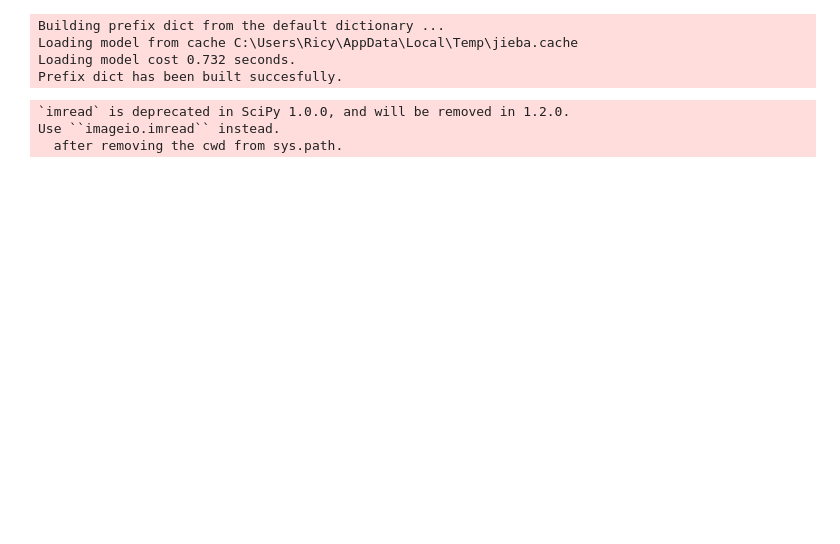
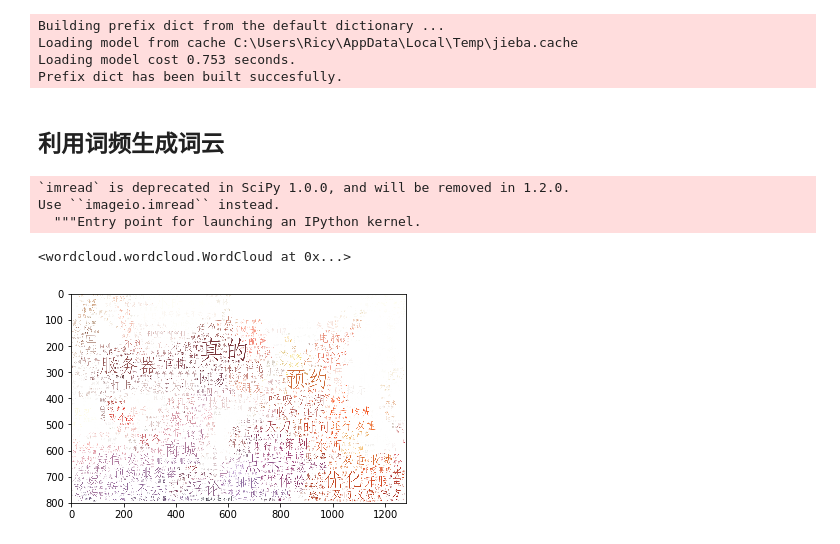
Before and after one commit to dai1054067910/AnalyzeNSHWBComments, a Jupyter notebook: Analyze.ipynb, the cells around one changed output. Cells and saved outputs as stored; diff of their text form; code cells hidden in the pictures; blank space fills up the shorter version.

```diff
--- a/Analyze.ipynb
+++ b/Analyze.ipynb
@@ -35,31 +39,31 @@ for i in range(len(tmp_comments)):
     if (len(tmp_comments[i])<3) or ('图片评论' in tmp_comments[i]) or ('评论配图' in tmp_comments[i]):
         continue
     comments.append(tmp_comments[i])
-comments_total_str = ' '.join(comments)
 # %% [output]
 Building prefix dict from the default dictionary ...
 Loading model from cache C:\Users\Ricy\AppData\Local\Temp\jieba.cache
-Loading model cost 0.732 seconds.
+Loading model cost 0.753 seconds.
 Prefix dict has been built succesfully.
+# %% [markdown]
+## 利用词频生成词云
 # %%
-from wordcloud import WordCloud, ImageColorGenerator
-import matplotlib.pyplot as plt
-from scipy.misc import imread
 back_color = imread('./config/backgroud.jpg')
 wc = WordCloud(background_color='white',  # 背景颜色
                max_words=1000,  # 最大词数
                mask = back_color,
                max_font_size=100,  # 显示字体的最大值
                font_path="C:/Windows/Fonts/STFANGSO.ttf",  # 解决显示口字型乱码问题，可进入C:/Windows/Fonts/目录更换字体
                random_state=42,  # 为每个词返回一个PIL颜色
-               width=1000,  # 图片的宽
-               height=850  #图片的长
+#                width=1000,  # 图片的宽
+#                height=850  #图片的长
                )
 image_colors = ImageColorGenerator(back_color)
 wc.generate(words)
+plt.imshow(wc.recolor(color_func=image_colors))
 wc.to_file("word_cloud_frequency.jpg")
-plt.imshow(wc.recolor(color_func=image_colors))
 # %% [output]
 `imread` is deprecated in SciPy 1.0.0, and will be removed in 1.2.0.
 Use ``imageio.imread`` instead.
-  after removing the cwd from sys.path.
+  """Entry point for launching an IPython kernel.
+<wordcloud.wordcloud.WordCloud at 0x...>
+[figure, added]
```
Also changed, not shown: parts of 9 cells of this notebook, 3 other files.
